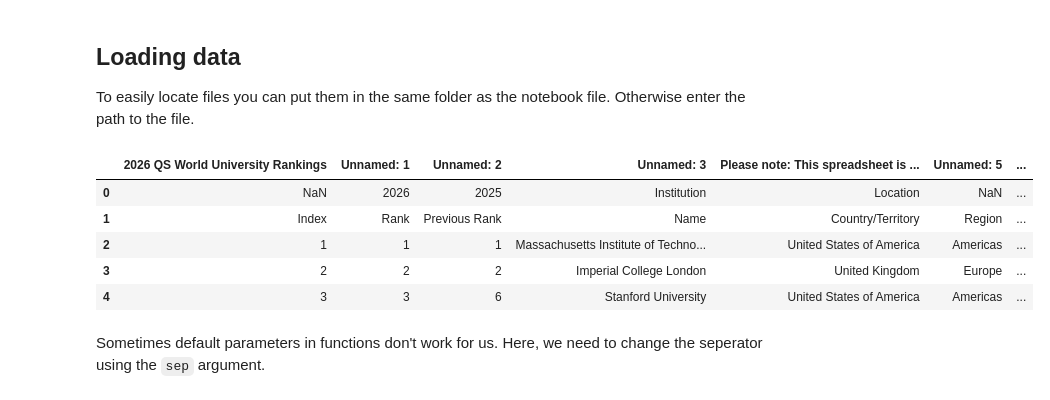
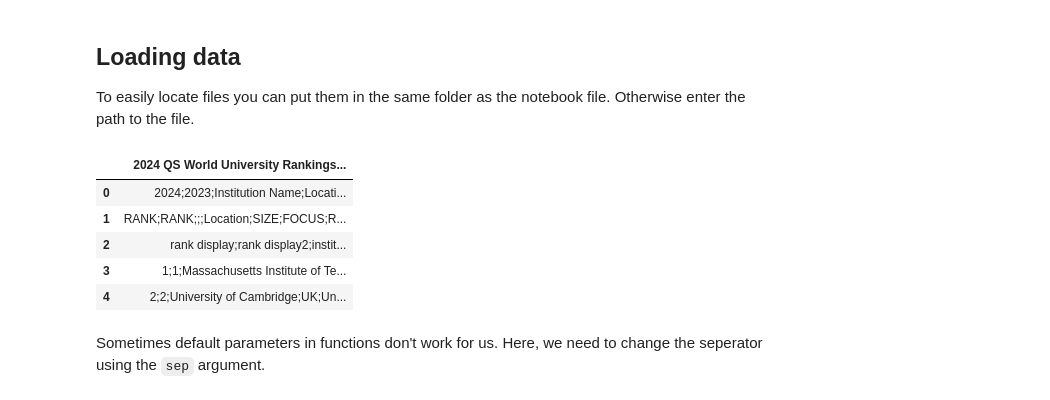
Before and after one commit to albayrakcan/javascript-projects, a Jupyter notebook: Lab1/DI_501_Lab_1.ipynb, the cells around one changed output. Saved outputs shown, nothing was run; the diff lists cells and outputs as text; code cells hidden in the pictures.

```diff
--- a/Lab1/DI_501_Lab_1.ipynb
+++ b/Lab1/DI_501_Lab_1.ipynb
@@ -20,15 +20,15 @@ pd.set_option('display.max_columns', None)
 
 To easily locate files you can put them in the same folder as the notebook file. Otherwise enter the path to the file.
 # %%
-data = pd.read_excel('2026 QS World University Rankings 1.3 (For qs.com).xlsx')
+data = pd.read_csv('2024 QS World University Rankings 1.1 (For qs.com).csv')
 data.head()
 # %% [output]
-|  | 2026 QS World University Rankings | Unnamed: 1 | Unnamed: 2 | Unnamed: 3 | Please note: This spreadsheet is ... | Unnamed: 5 | ... |
-| 0 | NaN | 2026 | 2025 | Institution | Location | NaN | ... |
-| 1 | Index | Rank | Previous Rank | Name | Country/Territory | Region | ... |
-| 2 | 1 | 1 | 1 | Massachusetts Institute of Techno... | United States of America | Americas | ... |
-| 3 | 2 | 2 | 2 | Imperial College London | United Kingdom | Europe | ... |
-| 4 | 3 | 3 | 6 | Stanford University | United States of America | Americas | ... |
+|  | 2024 QS World University Rankings... |
+| 0 | 2024;2023;Institution Name;Locati... |
+| 1 | RANK;RANK;;;Location;SIZE;FOCUS;R... |
+| 2 | rank display;rank display2;instit... |
+| 3 | 1;1;Massachusetts Institute of Te... |
+| 4 | 2;2;University of Cambridge;UK;Un... |
 # %% [markdown]
 Sometimes default parameters in functions don't work for us. Here, we need to change the seperator using the `sep` argument.
 # %%
```
Also changed, not shown: parts of 54 cells of this notebook.
